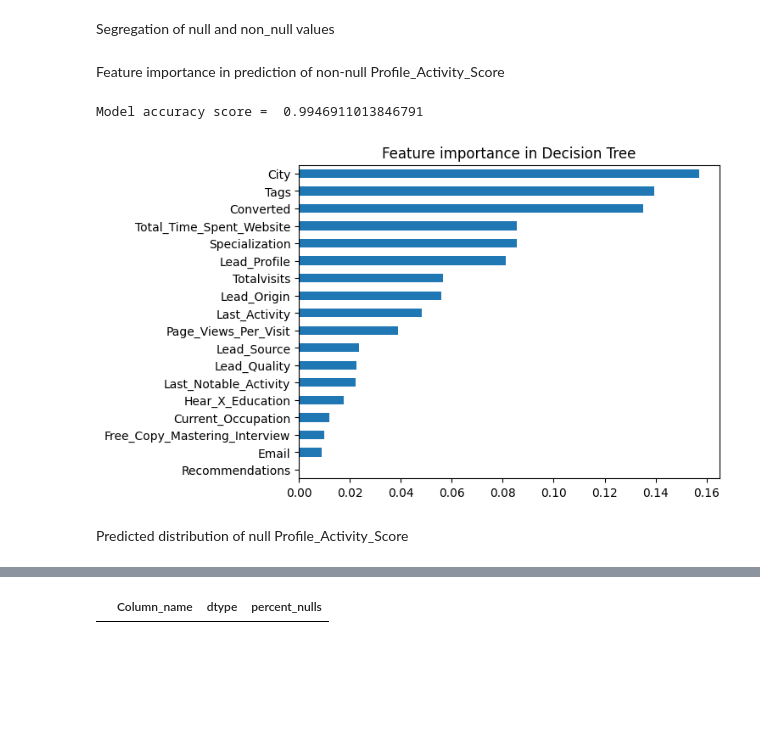
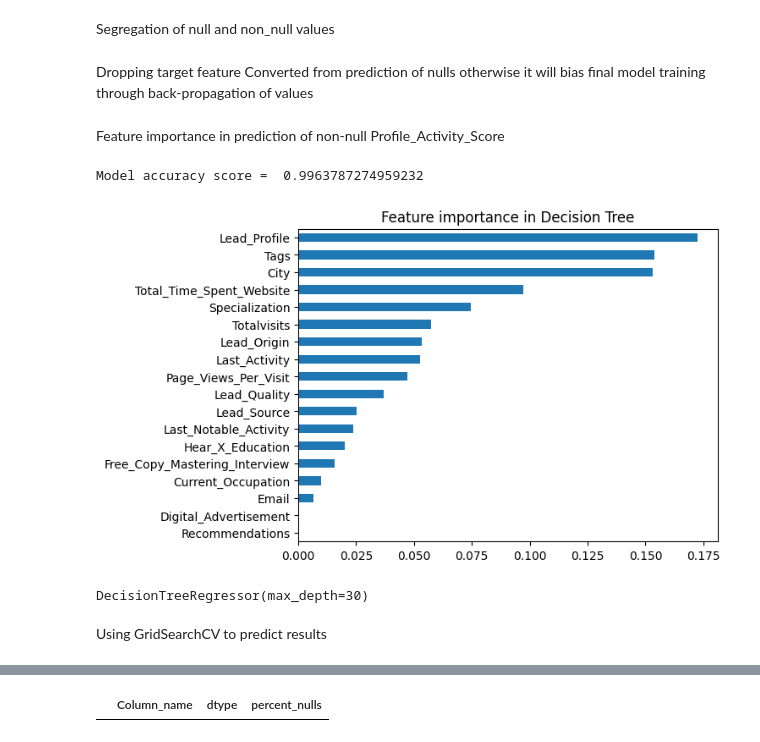
Before and after one commit to arni319/lead_scoring, a Jupyter notebook: lead_scoring_arnab.ipynb, the cells around one changed output, grey strips where cells are left out. Drawn from its saved outputs; the diff is of its cells as text; code cells hidden in the pictures; blank space fills up the shorter version.

```diff
--- a/lead_scoring_arnab.ipynb
+++ b/lead_scoring_arnab.ipynb
@@ -378,0 +386,8 @@ fetch_nulls(ls)
+# %%
+for col in [col for col in nulls.Column_name if 'asymmetrique' not in col.lower().split('_')]:
+    if ls[col].dtype == 'O':
+        ls[col].fillna(ls[col].mode()[0], inplace= True)
+    else:
+        ls[col].fillna(ls[col].median(), inplace= True)
+
+fetch_nulls(ls)
@@ -508,15 +529,21 @@ Segregation of null and non_null values
 # %%
 ls_nullScore = ls[ls['Profile_Activity_Score'].isnull()]
 ls_nonNullScore = ls[~ls['Profile_Activity_Score'].isnull()]
+# %% [markdown]
+Dropping target feature Converted from prediction of nulls otherwise it will bias final model training through back-propagation of values
+# %%
+ls_nullScore.drop(columns='Converted', inplace= True)
+ls_nonNullScore.drop(columns='Converted', inplace= True)
 # %% [markdown]
 Feature importance in prediction of non-null Profile_Activity_Score
 # %%
-dt = check_feature_importance(ls_nonNullScore,
-                                cols=ls_nonNullScore.columns,
-                                target='Profile_Activity_Score',
-                                discrete_target= False, max_depth=30)
+check_feature_importance(ls_nonNullScore,
+                        cols=ls_nonNullScore.columns,
+                        target='Profile_Activity_Score',
+                        discrete_target= False, max_depth=30)
 # %% [output]
-Model accuracy score =  0.9946911013846791
+Model accuracy score =  0.9963787274959232
-[figure, old version]
+[figure, new version]
+DecisionTreeRegressor(max_depth=30)
-# %% [markdown]
-Predicted distribution of null Profile_Activity_Score
+# %% [markdown]
+Using GridSearchCV to predict results
```
Also changed, not shown: parts of 19 cells of this notebook.
